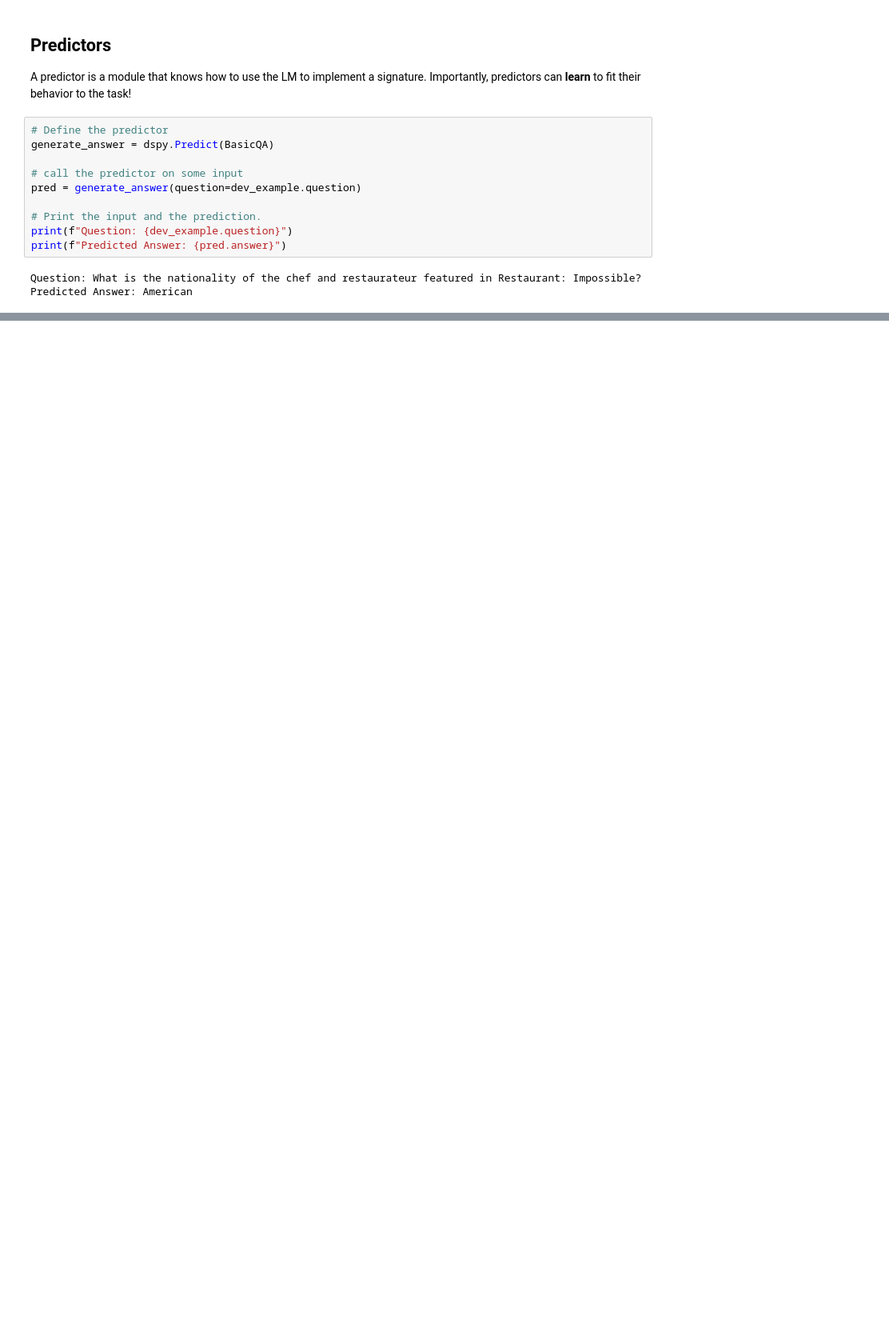
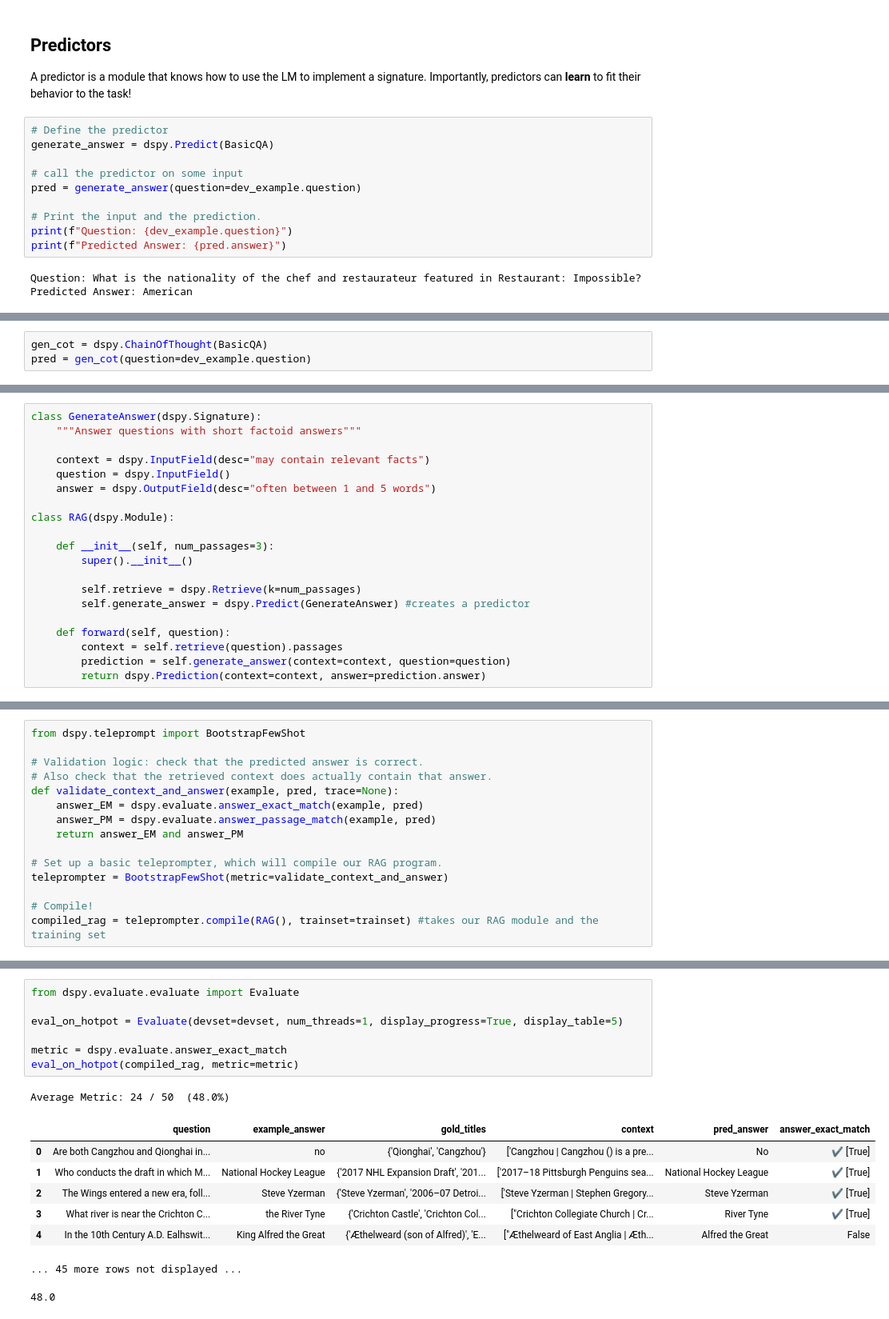
Before and after one commit to taitsmp/dspy-playground, a Jupyter notebook: intro.ipynb, the cells around one changed output, grey strips where cells are left out. Shown at 80% size. Drawn from its saved outputs; the diff is of its cells as text; blank space fills up the shorter version.

Commit message:
Worked on Simplified Baleen "pipeline"
Next step: compile Baleen.

```diff
--- a/intro.ipynb
+++ b/intro.ipynb
@@ -165,0 +224,3 @@ Predicted Answer: American
+# %%
+gen_cot = dspy.ChainOfThought(BasicQA)
+pred = gen_cot(question=dev_example.question)
@@ -165,0 +285,20 @@ Predicted Answer: American
+# %%
+class GenerateAnswer(dspy.Signature):
+    """Answer questions with short factoid answers"""
+
+    context = dspy.InputField(desc="may contain relevant facts")
+    question = dspy.InputField()
+    answer = dspy.OutputField(desc="often between 1 and 5 words")
+
+class RAG(dspy.Module):
+
+    def __init__(self, num_passages=3):
+        super().__init__()
+
+        self.retrieve = dspy.Retrieve(k=num_passages)
+        self.generate_answer = dspy.Predict(GenerateAnswer) #creates a predictor
+
+    def forward(self, question):
+        context = self.retrieve(question).passages
+        prediction = self.generate_answer(context=context, question=question)
+        return dspy.Prediction(context=context, answer=prediction.answer)
@@ -165,0 +311,15 @@ Predicted Answer: American
+# %%
+from dspy.teleprompt import BootstrapFewShot
+
+# Validation logic: check that the predicted answer is correct.
+# Also check that the retrieved context does actually contain that answer.
+def validate_context_and_answer(example, pred, trace=None):
+    answer_EM = dspy.evaluate.answer_exact_match(example, pred)
+    answer_PM = dspy.evaluate.answer_passage_match(example, pred)
+    return answer_EM and answer_PM
+
+# Set up a basic teleprompter, which will compile our RAG program.
+teleprompter = BootstrapFewShot(metric=validate_context_and_answer)
+
+# Compile!
+compiled_rag = teleprompter.compile(RAG(), trainset=trainset) #takes our RAG module and the training set
@@ -165,0 +380,17 @@ Predicted Answer: American
+# %%
+from dspy.evaluate.evaluate import Evaluate
+
+eval_on_hotpot = Evaluate(devset=devset, num_threads=1, display_progress=True, display_table=5)
+
+metric = dspy.evaluate.answer_exact_match
+eval_on_hotpot(compiled_rag, metric=metric)
+# %% [output]
+Average Metric: 24 / 50  (48.0%)
+|  | question | example_answer | gold_titles | context | pred_answer | answer_exact_match |
+| 0 | Are both Cangzhou and Qionghai in... | no | {'Qionghai', 'Cangzhou'} | ['Cangzhou | Cangzhou () is a pre... | No | ✔️ [True] |
+| 1 | Who conducts the draft in which M... | National Hockey League | {'2017 NHL Expansion Draft', '201... | ['2017–18 Pittsburgh Penguins sea... | National Hockey League | ✔️ [True] |
+| 2 | The Wings entered a new era, foll... | Steve Yzerman | {'Steve Yzerman', '2006–07 Detroi... | ['Steve Yzerman | Stephen Gregory... | Steve Yzerman | ✔️ [True] |
+| 3 | What river is near the Crichton C... | the River Tyne | {'Crichton Castle', 'Crichton Col... | ["Crichton Collegiate Church | Cr... | River Tyne | ✔️ [True] |
+| 4 | In the 10th Century A.D. Ealhswit... | King Alfred the Great | {'Æthelweard (son of Alfred)', 'E... | ["Æthelweard of East Anglia | Æth... | Alfred the Great | False |
+... 45 more rows not displayed ...
+48.0
```
Also changed, not shown: parts of 26 cells of this notebook.
